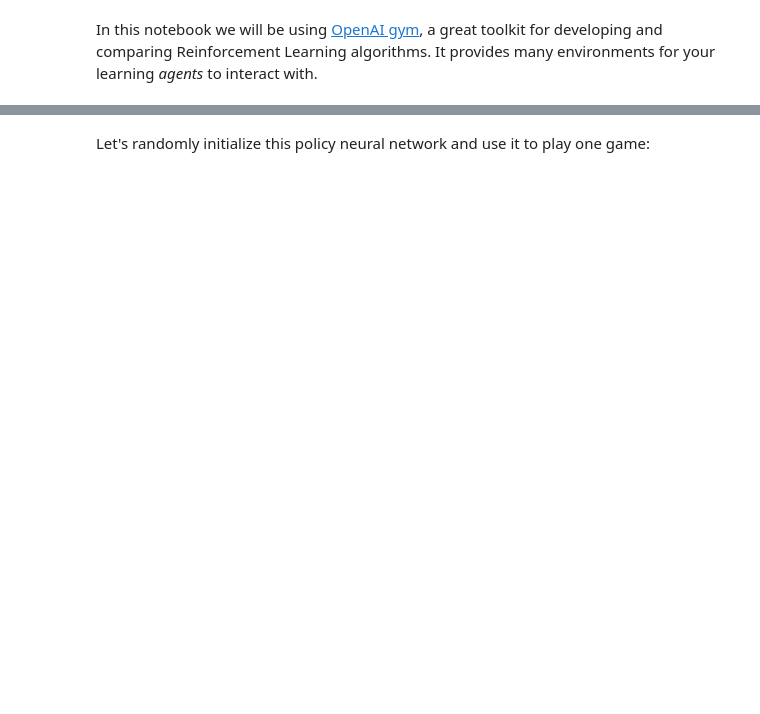
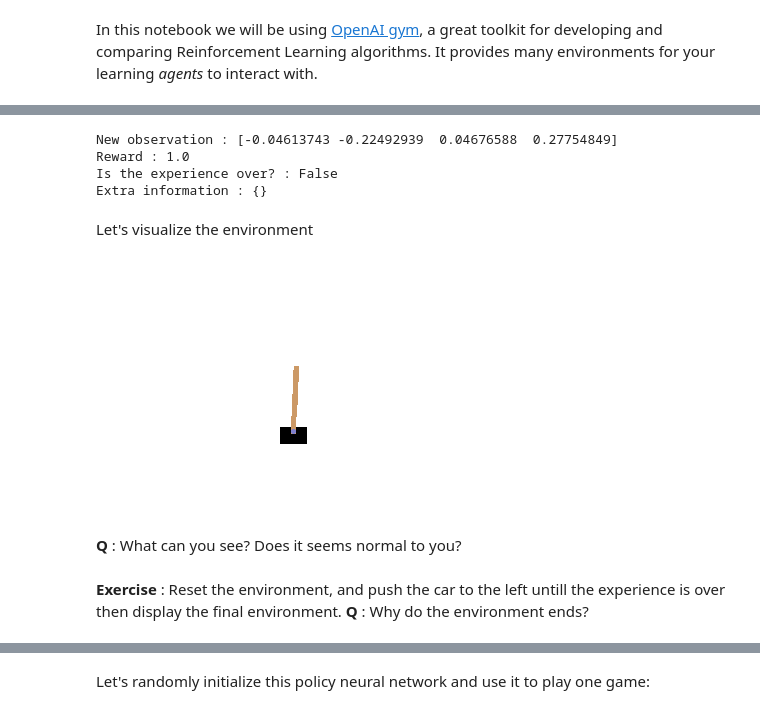
Before and after one commit to wikistat/AI-Frameworks, a Jupyter notebook: ReinforcmentLearning/reinforcement_learning_PG.ipynb, the cells around one changed output, grey strips where cells are left out. Saved outputs shown, nothing was run; the diff lists cells and outputs as text; code cells hidden in the pictures; blank space fills up the shorter version.

```diff
--- a/ReinforcmentLearning/reinforcement_learning_PG.ipynb
+++ b/ReinforcmentLearning/reinforcement_learning_PG.ipynb
@@ -159,15 +136,0 @@ Let's play one full game (with 3 lives), by moving in random directions for 10 s
-# %%
-frames = []
-
-n_max_steps = 1000
-n_change_steps = 10
-
-obs = env.reset()
-for step in range(n_max_steps):
-    img = env.render(mode="rgb_array")
-    frames.append(img)
-    if step % n_change_steps == 0:
-        action = env.action_space.sample() # play randomly
-    obs, reward, done, info = env.step(action)
-    if done:
-        break
@@ -175,0 +146,25 @@ Now show the animation (it's a bit jittery within Jupyter):
+# %%
+obs, reward, done, info = env.step(0)
+print("New observation : %s" %str(obs))
+print("Reward : %s" %str(reward))
+print("Is the experience over? : %s" %str(done))
+print("Extra information : %s" %str(info))
+# %% [output]
+New observation : [-0.04613743 -0.22492939  0.04676588  0.27754849]
+Reward : 1.0
+Is the experience over? : False
+Extra information : {}
+# %% [markdown]
+Let's visualize the environment
+# %%
+img = env.render(mode = "rgb_array")
+env.close()
+plt.imshow(img)
+axs =  plt.axis("off")
+# %% [output]
+[figure, added]
+# %% [markdown]
+**Q** : What can you see? Does it seems normal to you?
+# %% [markdown]
+**Exercise** : Reset the environment, and push the car to the left untill the experience is over then display the final environment.
+**Q** : Why do the environment ends?
```
Also changed, not shown: parts of 153 cells of this notebook, 4 other files.
